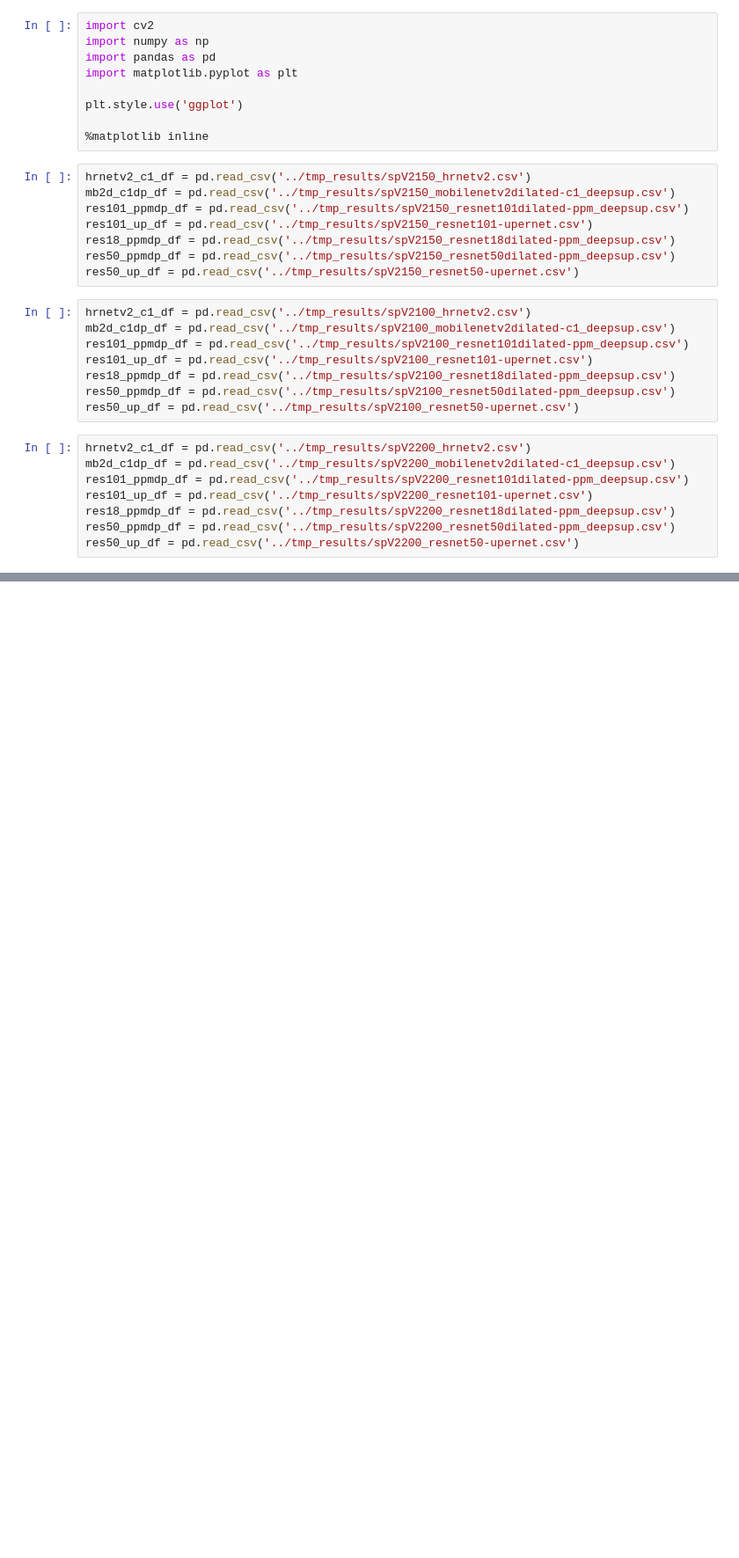
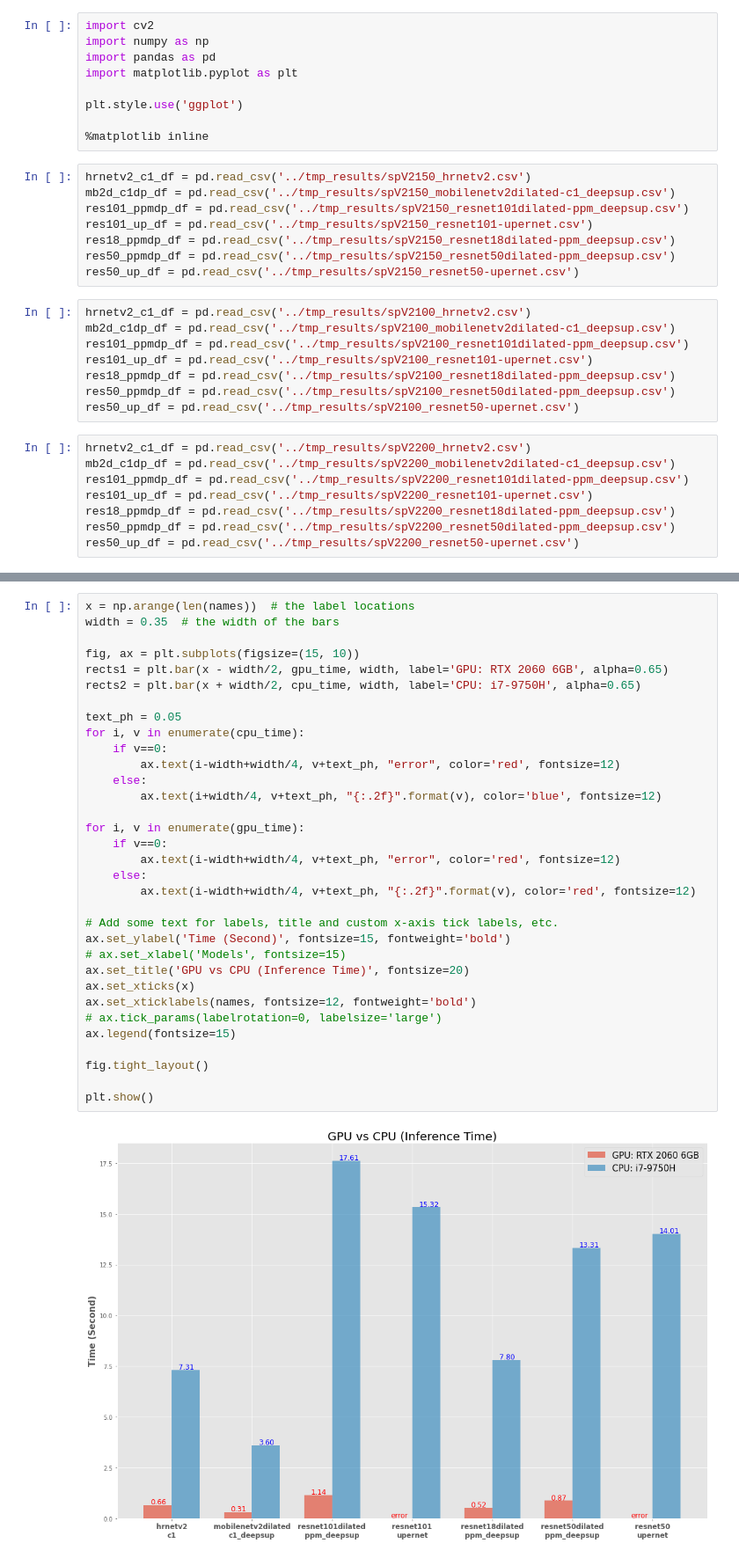
Before and after one commit to zyang37/semantic-segmentation-pytorch, a Jupyter notebook: notebooks/plot.ipynb, the cells around one changed output, grey strips where cells are left out. Shown at 88% size. Drawn from its saved outputs; the diff is of its cells as text; blank space fills up the shorter version.

```diff
--- a/notebooks/plot.ipynb
+++ b/notebooks/plot.ipynb
@@ -58,0 +107,35 @@ plt.show()
+# %%
+x = np.arange(len(names))  # the label locations
+width = 0.35  # the width of the bars
+
+fig, ax = plt.subplots(figsize=(15, 10))
+rects1 = plt.bar(x - width/2, gpu_time, width, label='GPU: RTX 2060 6GB', alpha=0.65)
+rects2 = plt.bar(x + width/2, cpu_time, width, label='CPU: i7-9750H', alpha=0.65)
+
+text_ph = 0.05
+for i, v in enumerate(cpu_time):
+    if v==0:
+        ax.text(i-width+width/4, v+text_ph, "error", color='red', fontsize=12)
+    else:
+        ax.text(i+width/4, v+text_ph, "{:.2f}".format(v), color='blue', fontsize=12)
+
+for i, v in enumerate(gpu_time):
+    if v==0:
+        ax.text(i-width+width/4, v+text_ph, "error", color='red', fontsize=12)
+    else:
+        ax.text(i-width+width/4, v+text_ph, "{:.2f}".format(v), color='red', fontsize=12)
+
+# Add some text for labels, title and custom x-axis tick labels, etc.
+ax.set_ylabel('Time (Second)', fontsize=15, fontweight='bold')
+# ax.set_xlabel('Models', fontsize=15)
+ax.set_title('GPU vs CPU (Inference Time)', fontsize=20)
+ax.set_xticks(x)
+ax.set_xticklabels(names, fontsize=12, fontweight='bold')
+# ax.tick_params(labelrotation=0, labelsize='large')
+ax.legend(fontsize=15)
+
+fig.tight_layout()
+
+plt.show()
+# %% [output]
+[figure, added]
```
Also changed, not shown: parts of 4 cells of this notebook, 3 other files.
